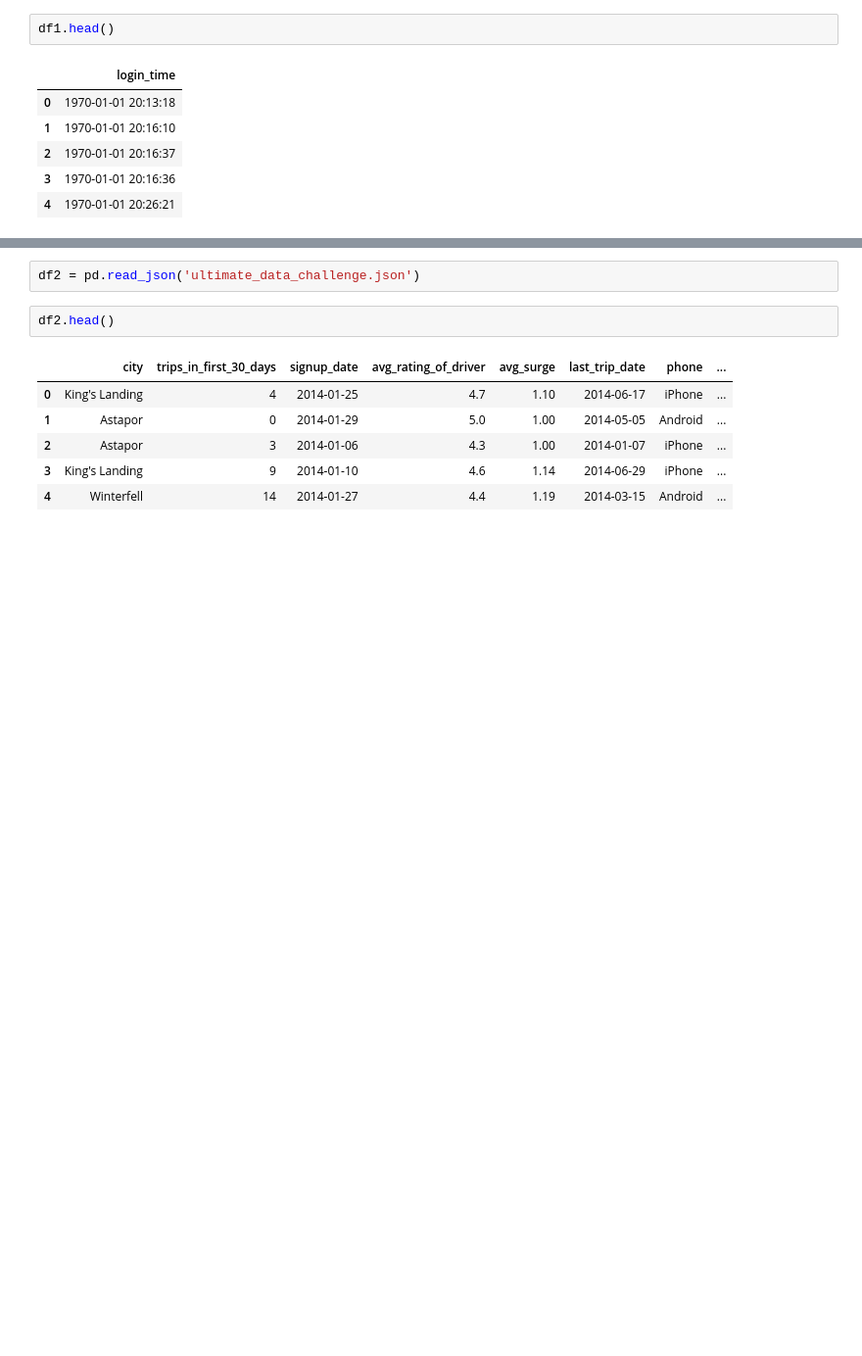
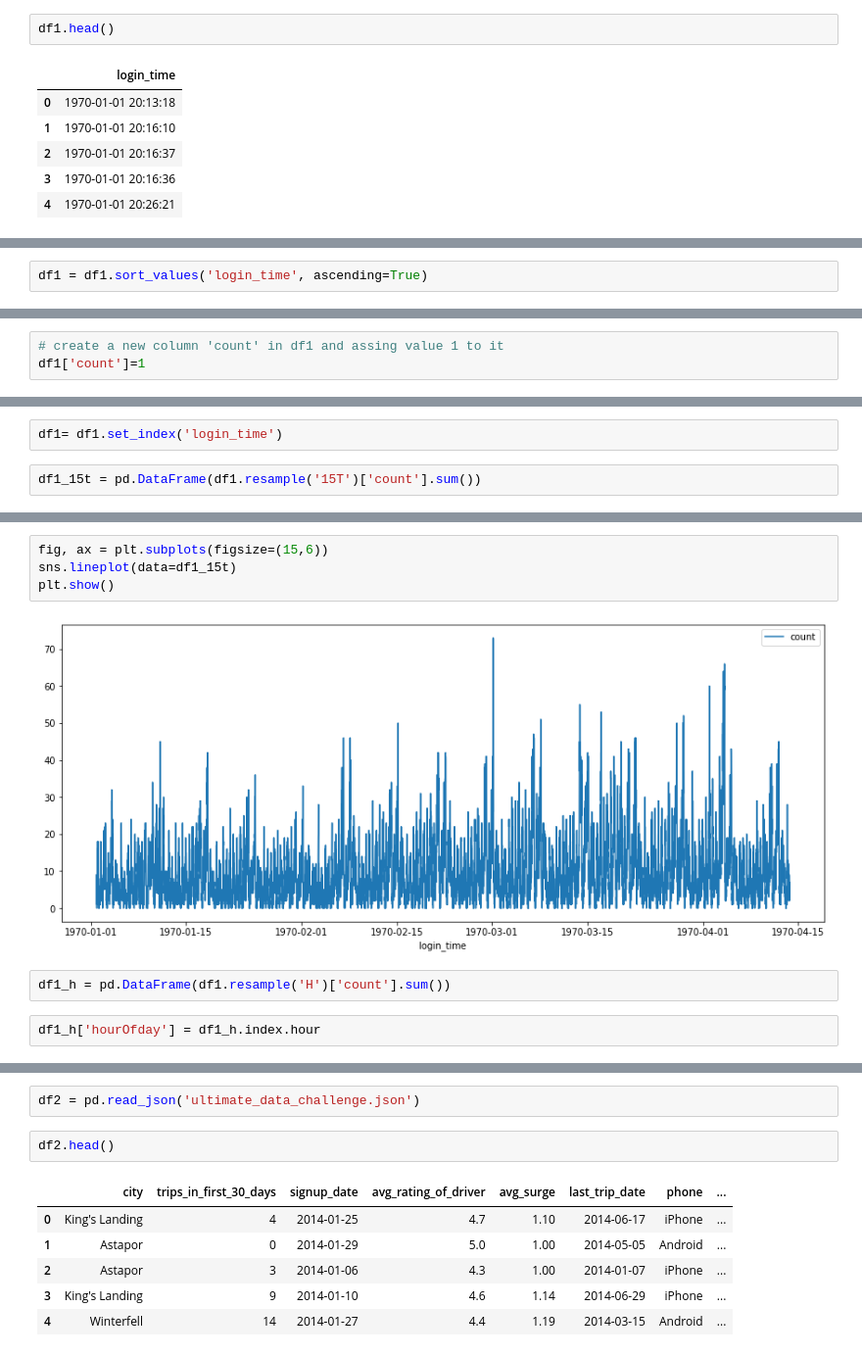
Before and after one commit to yoyo6022/Springboard-hands-on-project, a Jupyter notebook: ultimate_challenge/Ultimate_Challenge.ipynb, the cells around one changed output, grey strips where cells are left out. Shown at 98% size. Drawn from its saved outputs; the diff is of its cells as text; blank space fills up the shorter version.

```diff
--- a/ultimate_challenge/Ultimate_Challenge.ipynb
+++ b/ultimate_challenge/Ultimate_Challenge.ipynb
@@ -18,0 +38,2 @@ df1.head()
+# %%
+df1 = df1.sort_values('login_time', ascending=True)
@@ -18,0 +59,3 @@ df1.head()
+# %%
+# create a new column 'count' in df1 and assing value 1 to it
+df1['count']=1
@@ -18,0 +82,4 @@ df1.head()
+# %%
+df1= df1.set_index('login_time')
+# %%
+df1_15t = pd.DataFrame(df1.resample('15T')['count'].sum())
@@ -18,0 +101,10 @@ df1.head()
+# %%
+fig, ax = plt.subplots(figsize=(15,6))
+sns.lineplot(data=df1_15t)
+plt.show()
+# %% [output]
+[figure, added]
+# %%
+df1_h = pd.DataFrame(df1.resample('H')['count'].sum())
+# %%
+df1_h['hourOfday'] = df1_h.index.hour
```
Also changed, not shown: parts of 22 cells of this notebook.
